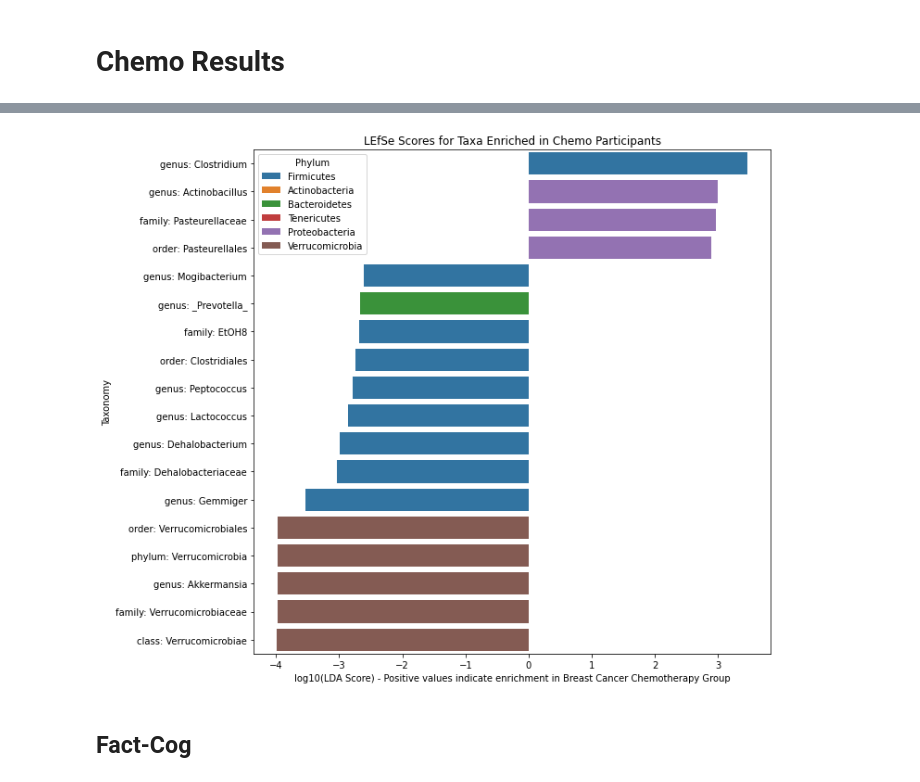
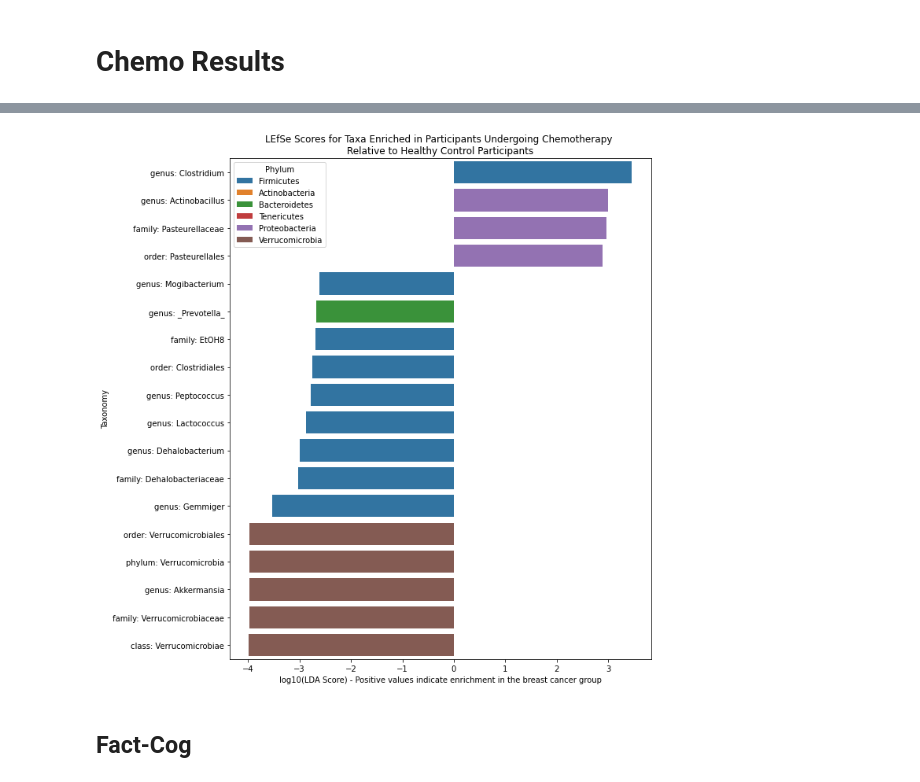
Before and after one commit to sterrettJD/Chemobrain, a Jupyter notebook: LEfSe.ipynb, the cells around one changed output, grey strips where cells are left out. Saved outputs shown, nothing was run; the diff lists cells and outputs as text; code cells hidden in the pictures.

```diff
--- a/LEfSe.ipynb
+++ b/LEfSe.ipynb
@@ -346,20 +355,23 @@ lefse.loc[(lefse["LDA Score (log10)"] < -2.5) | (lefse["LDA Score (log10)"] > 2)
 # %%
 ax = sns.barplot(y="plotnames",
                  x="LDA Score (log10)",
                  hue = "Phylum",
                  data = lefse.loc[(lefse["LDA Score (log10)"] < -2.5) | (lefse["LDA Score (log10)"] > 2)],
                  dodge=False,
                  hue_order=["Firmicutes", "Actinobacteria", "Bacteroidetes","Tenericutes",
                             "Proteobacteria","Verrucomicrobia"])
 
 ax.set_ylabel("Taxonomy")
-ax.set_title("LEfSe Scores for Taxa Enriched in Chemo Participants")
-ax.set_xlabel("log10(LDA Score) - Positive values indicate enrichment in Breast Cancer Chemotherapy Group")
+ax.set_title("LEfSe Scores for Taxa Enriched in Participants Undergoing Chemotherapy \nRelative to Healthy Control Participants")
+ax.set_xlabel("log10(LDA Score) - Positive values indicate enrichment in the breast cancer group")
 plt.gcf().set_size_inches(10,10)
+plt.tight_layout()
+
 plt.savefig("Figures/Chemo-LEfSe.pdf")
+plt.savefig("Figures/Chemo-LEfSe.png")
 plt.show()
 # %% [output]
-[figure, old version]
+[figure, new version]
 # %%
 chemolefse = lefse
 # %%
```
Also changed, not shown: parts of 6 cells of this notebook.
